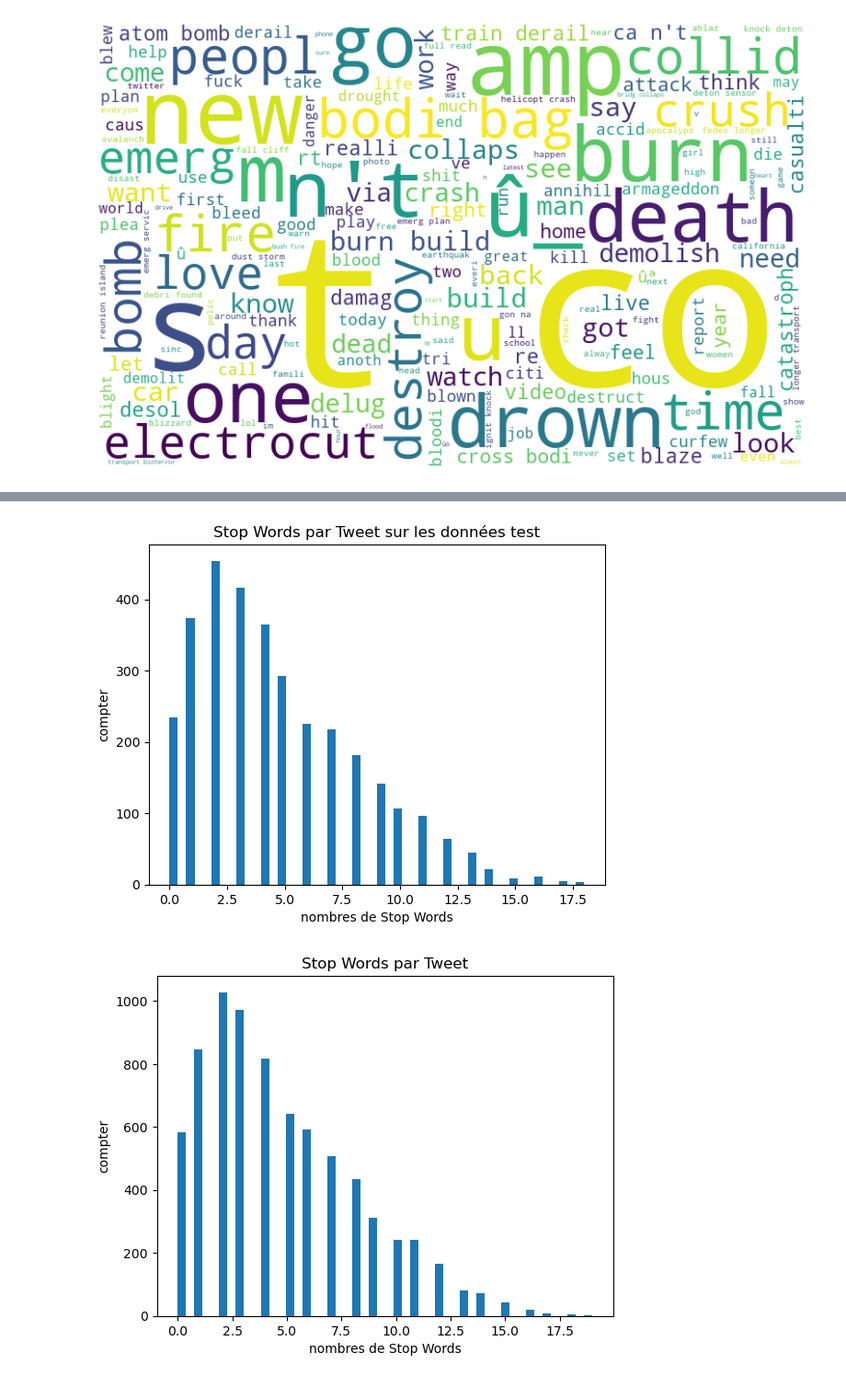
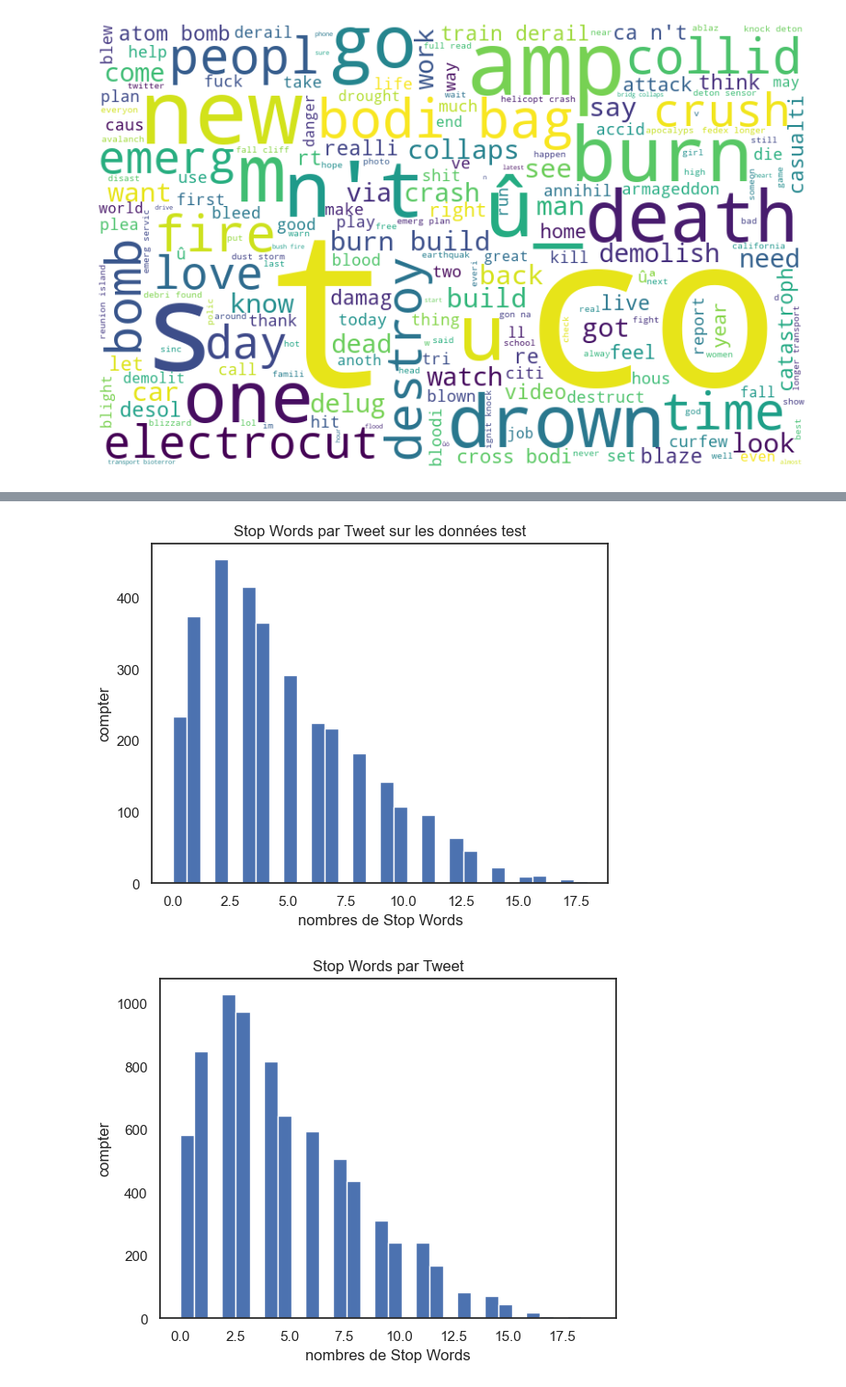
Before and after one commit to roux-michon-stehane/Eye-of-the-Emergency-projet-, a Jupyter notebook: Eye_of_the_Emergency_Notebook .ipynb, the cells around one changed output, grey strips where cells are left out. Shown at 92% size. Cells and saved outputs as stored; diff of their text form; code cells hidden in the pictures.

```diff
--- a/Eye_of_the_Emergency_Notebook .ipynb
+++ b/Eye_of_the_Emergency_Notebook .ipynb
@@ -304,3 +278,5 @@ wordcloud_test = WordCloud(width=800, height=500, random_state=21,background_col
+# %%
+sns.set_theme(style="white")
 # %%
 test = WordCloud(width=800, height=500, random_state=21,background_color ='black', ).generate(' '.join(df_test['text'].tolist()))
 # %%
@@ -374,19 +350,19 @@ plt.show()
 # %%
 df_test['stop_words_count'] = df_test['text'].apply(lambda x: len([word for word in word_tokenize(x.lower()) if word in stop_words]))
-plt.hist(df_test['stop_words_count'], bins=50)
+plt.hist(df_test['stop_words_count'], bins=30)
 plt.title('Stop Words par Tweet sur les données test')
 plt.xlabel('nombres de Stop Words')
 plt.ylabel('compter')
 plt.show()
 # %% [output]
-[figure, old version]
+[figure, new version]
 # %%
 df_train['stop_words_count'] = df_train['text'].apply(lambda x: len([word for word in word_tokenize(x.lower()) if word in stop_words]))
-plt.hist(df_train['stop_words_count'], bins=50)
+plt.hist(df_train['stop_words_count'], bins=30)
 plt.title('Stop Words par Tweet')
 plt.xlabel('nombres de Stop Words')
 plt.ylabel('compter')
 plt.show()
 # %% [output]
-[figure, old version]
+[figure, new version]
 # %%
```
Also changed, not shown: parts of 28 cells of this notebook.
